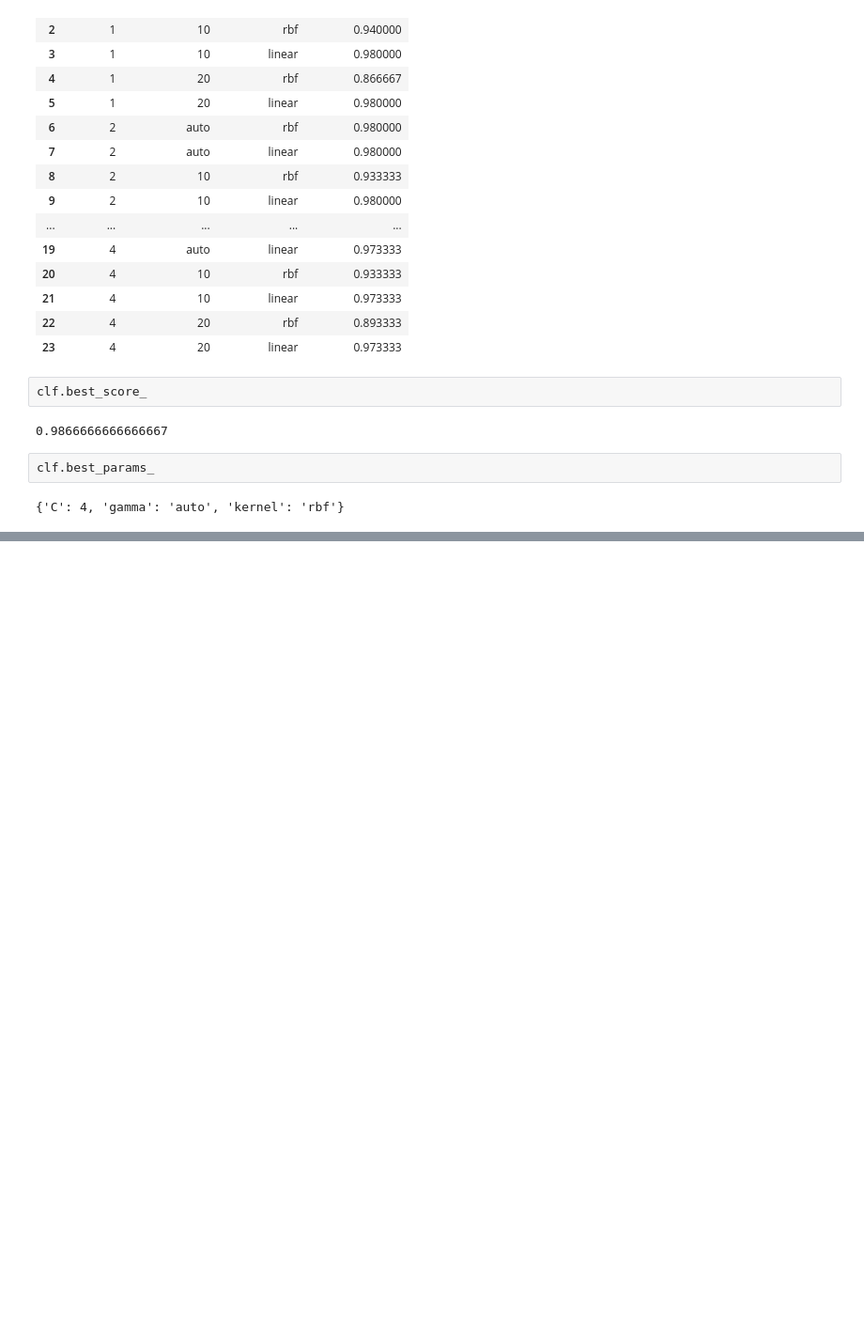
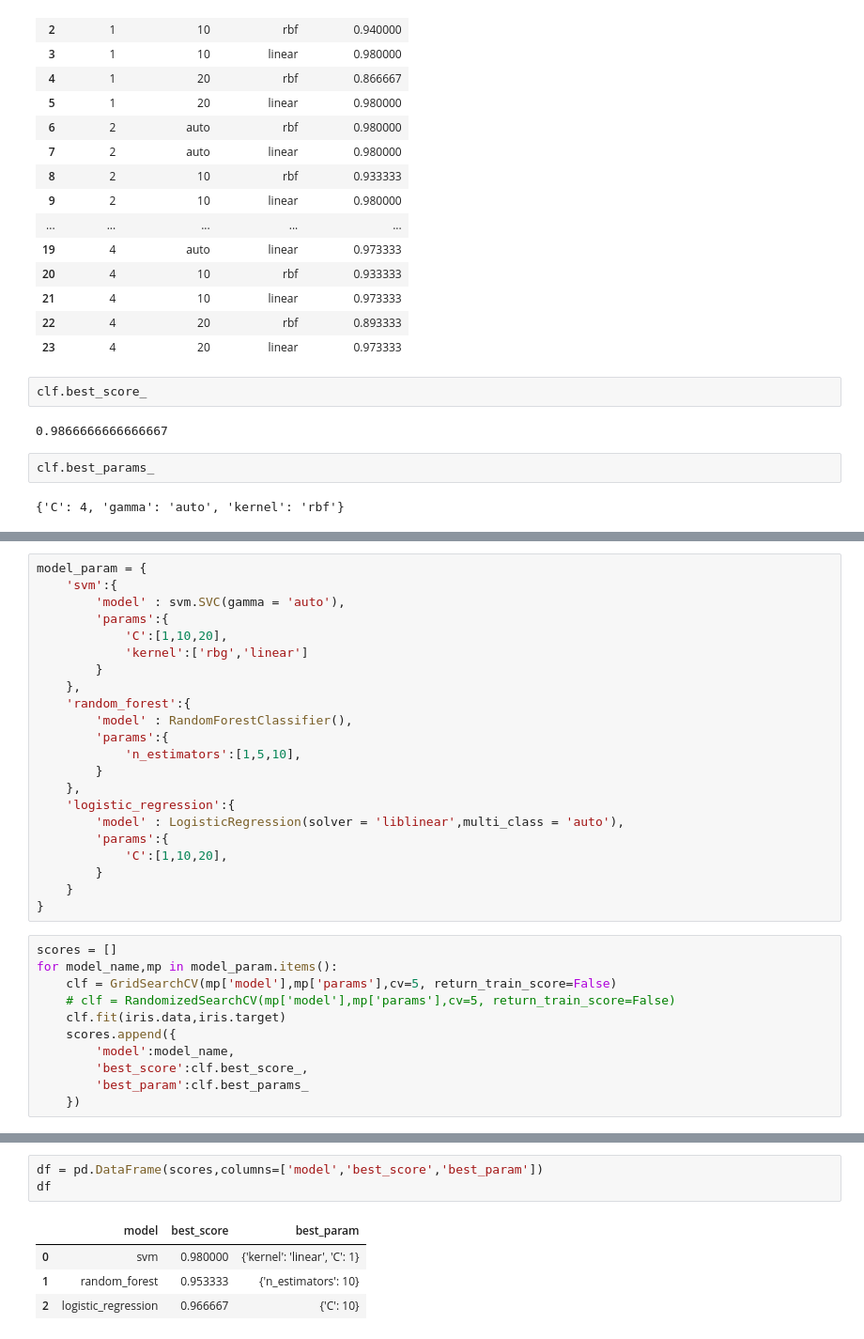
Before and after one commit to AnshulBadoni/MachineLearning, a Jupyter notebook: Hyper_Parameter Tuning/hpt.ipynb, the cells around one changed output, grey strips where cells are left out. Shown at 94% size. Drawn from its saved outputs; the diff is of its cells as text; blank space fills up the shorter version.

Commit message:
Hyper_Parameter_Tuning excercise completed

```diff
--- a/Hyper_Parameter Tuning/hpt.ipynb
+++ b/Hyper_Parameter Tuning/hpt.ipynb
@@ -147,0 +153,33 @@ pd.DataFrame(rs.cv_results_)[['param_C','param_gamma','param_kernel','mean_test_
+# %%
+model_param = {
+    'svm':{
+        'model' : svm.SVC(gamma = 'auto'),
+        'params':{
+            'C':[1,10,20],
+            'kernel':['rbg','linear']
+        }
+    },
+    'random_forest':{
+        'model' : RandomForestClassifier(),
+        'params':{
+            'n_estimators':[1,5,10],
+        }
+    },
+    'logistic_regression':{
+        'model' : LogisticRegression(solver = 'liblinear',multi_class = 'auto'),
+        'params':{
+            'C':[1,10,20],
+        }
+    }
+}
+# %%
+scores = []
+for model_name,mp in model_param.items():
+    clf = GridSearchCV(mp['model'],mp['params'],cv=5, return_train_score=False)
+    # clf = RandomizedSearchCV(mp['model'],mp['params'],cv=5, return_train_score=False)
+    clf.fit(iris.data,iris.target)
+    scores.append({
+        'model':model_name,
+        'best_score':clf.best_score_,
+        'best_param':clf.best_params_
+    })
@@ -147,0 +206,8 @@ pd.DataFrame(rs.cv_results_)[['param_C','param_gamma','param_kernel','mean_test_
+# %%
+df = pd.DataFrame(scores,columns=['model','best_score','best_param'])
+df
+# %% [output]
+|  | model | best_score | best_param |
+| 0 | svm | 0.980000 | {'kernel': 'linear', 'C': 1} |
+| 1 | random_forest | 0.953333 | {'n_estimators': 10} |
+| 2 | logistic_regression | 0.966667 | {'C': 10} |
```
Also changed, not shown: parts of 7 cells of this notebook, 3 other files.
